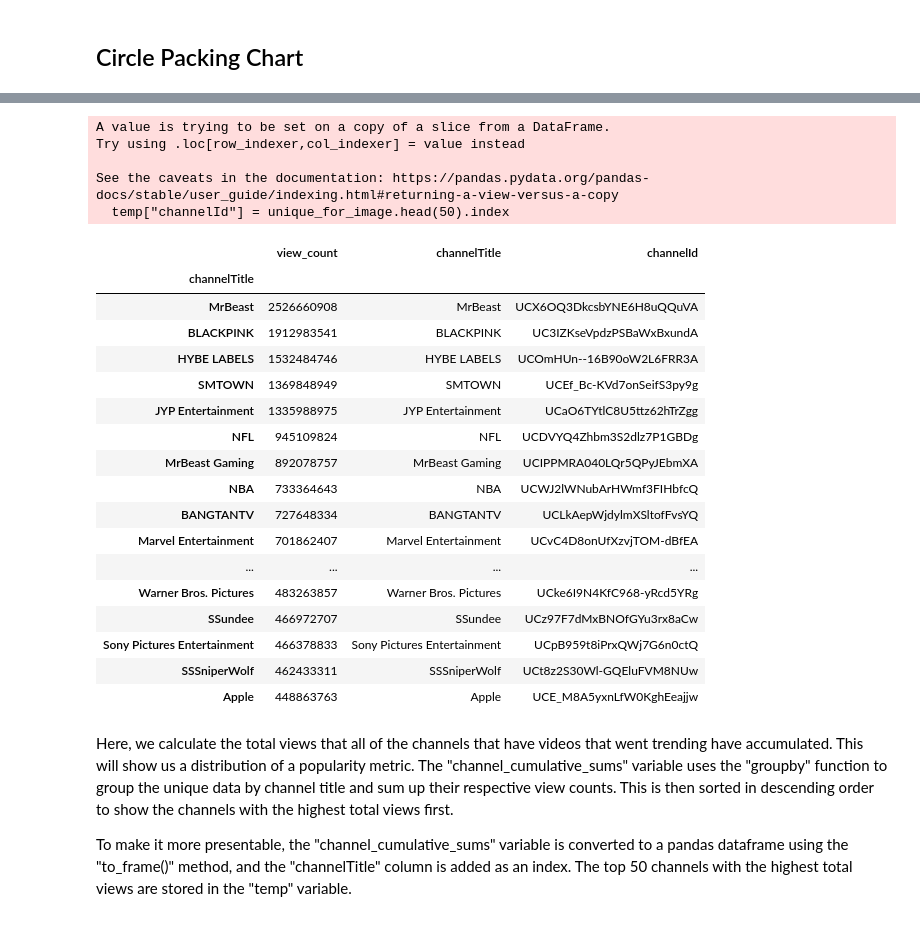
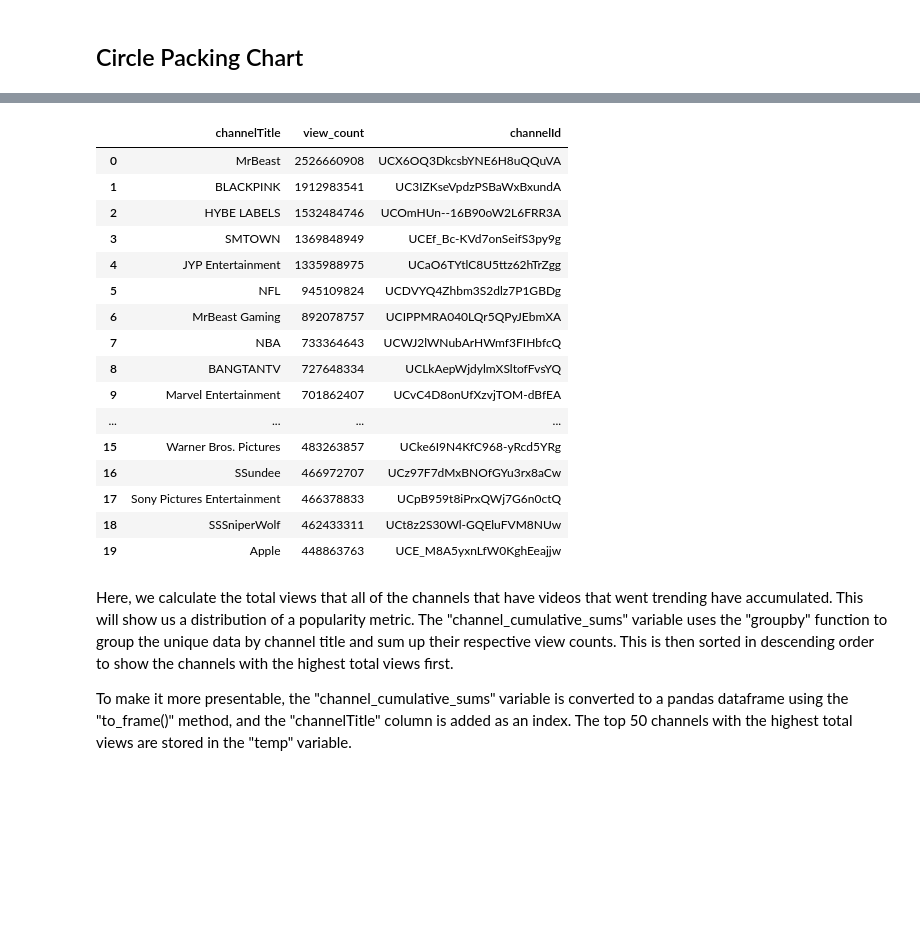
Before and after one commit to sbeven/sbeven.github.io, a Jupyter notebook: Final tutorial.ipynb, the cells around one changed output, grey strips where cells are left out. Saved outputs shown, nothing was run; the diff lists cells and outputs as text; code cells hidden in the pictures; blank space fills up the shorter version.

```diff
--- a/Final tutorial.ipynb
+++ b/Final tutorial.ipynb
@@ -434,36 +471,30 @@ plt.show()
 # %%
-
 channel_cumulative_sums=unique.groupby(["channelTitle"])["view_count"].sum().sort_values(ascending=False)
 channel_cumulative_sums_as_frame = channel_cumulative_sums.to_frame()
 channel_cumulative_sums_as_frame["channelTitle"] = channel_cumulative_sums_as_frame.index
-temp = channel_cumulative_sums_as_frame.head(50)
+channel_cumulative_sums_as_frame = channel_cumulative_sums_as_frame.drop(columns="channelTitle")
+temp = channel_cumulative_sums_as_frame.reset_index().head(50)
 unique_for_image =unique.groupby(["channelId"])["view_count"].sum().sort_values(ascending=False).to_frame()
-temp["channelId"] = unique_for_image.head(50).index
+temp["channelId"] = unique_for_image.reset_index().head(50)["channelId"]
 temp.head(20)
 # %% [output]
-A value is trying to be set on a copy of a slice from a DataFrame.
-Try using .loc[row_indexer,col_indexer] = value instead
-
-See the caveats in the documentation: https://pandas.pydata.org/pandas-docs/stable/user_guide/indexing.html#returning-a-view-versus-a-copy
-  temp["channelId"] = unique_for_image.head(50).index
-|  | view_count | channelTitle | channelId |
-| channelTitle |  |  |  |
-| MrBeast | 2526660908 | MrBeast | UCX6OQ3DkcsbYNE6H8uQQuVA |
-| BLACKPINK | 1912983541 | BLACKPINK | UC3IZKseVpdzPSBaWxBxundA |
-| HYBE LABELS | 1532484746 | HYBE LABELS | UCOmHUn--16B90oW2L6FRR3A |
-| SMTOWN | 1369848949 | SMTOWN | UCEf_Bc-KVd7onSeifS3py9g |
-| JYP Entertainment | 1335988975 | JYP Entertainment | UCaO6TYtlC8U5ttz62hTrZgg |
-| NFL | 945109824 | NFL | UCDVYQ4Zhbm3S2dlz7P1GBDg |
-| MrBeast Gaming | 892078757 | MrBeast Gaming | UCIPPMRA040LQr5QPyJEbmXA |
-| NBA | 733364643 | NBA | UCWJ2lWNubArHWmf3FIHbfcQ |
-| BANGTANTV | 727648334 | BANGTANTV | UCLkAepWjdylmXSltofFvsYQ |
-| Marvel Entertainment | 701862407 | Marvel Entertainment | UCvC4D8onUfXzvjTOM-dBfEA |
+|  | channelTitle | view_count | channelId |
+| 0 | MrBeast | 2526660908 | UCX6OQ3DkcsbYNE6H8uQQuVA |
+| 1 | BLACKPINK | 1912983541 | UC3IZKseVpdzPSBaWxBxundA |
+| 2 | HYBE LABELS | 1532484746 | UCOmHUn--16B90oW2L6FRR3A |
+| 3 | SMTOWN | 1369848949 | UCEf_Bc-KVd7onSeifS3py9g |
+| 4 | JYP Entertainment | 1335988975 | UCaO6TYtlC8U5ttz62hTrZgg |
+| 5 | NFL | 945109824 | UCDVYQ4Zhbm3S2dlz7P1GBDg |
+| 6 | MrBeast Gaming | 892078757 | UCIPPMRA040LQr5QPyJEbmXA |
+| 7 | NBA | 733364643 | UCWJ2lWNubArHWmf3FIHbfcQ |
+| 8 | BANGTANTV | 727648334 | UCLkAepWjdylmXSltofFvsYQ |
+| 9 | Marvel Entertainment | 701862407 | UCvC4D8onUfXzvjTOM-dBfEA |
 | ... | ... | ... | ... |
-| Warner Bros. Pictures | 483263857 | Warner Bros. Pictures | UCke6I9N4KfC968-yRcd5YRg |
-| SSundee | 466972707 | SSundee | UCz97F7dMxBNOfGYu3rx8aCw |
-| Sony Pictures Entertainment | 466378833 | Sony Pictures Entertainment | UCpB959t8iPrxQWj7G6n0ctQ |
-| SSSniperWolf | 462433311 | SSSniperWolf | UCt8z2S30Wl-GQEluFVM8NUw |
-| Apple | 448863763 | Apple | UCE_M8A5yxnLfW0KghEeajjw |
+| 15 | Warner Bros. Pictures | 483263857 | UCke6I9N4KfC968-yRcd5YRg |
+| 16 | SSundee | 466972707 | UCz97F7dMxBNOfGYu3rx8aCw |
+| 17 | Sony Pictures Entertainment | 466378833 | UCpB959t8iPrxQWj7G6n0ctQ |
+| 18 | SSSniperWolf | 462433311 | UCt8z2S30Wl-GQEluFVM8NUw |
+| 19 | Apple | 448863763 | UCE_M8A5yxnLfW0KghEeajjw |
 # %% [markdown]
 Here, we calculate the total views that all of the channels that have videos that went trending have accumulated. This will show us a distribution of a popularity metric. The "channel_cumulative_sums" variable uses the "groupby" function to group the unique data by channel title and sum up their respective view counts. This is then sorted in descending order to show the channels with the highest total views first.
 
```
Also changed, not shown: parts of 24 cells of this notebook.
